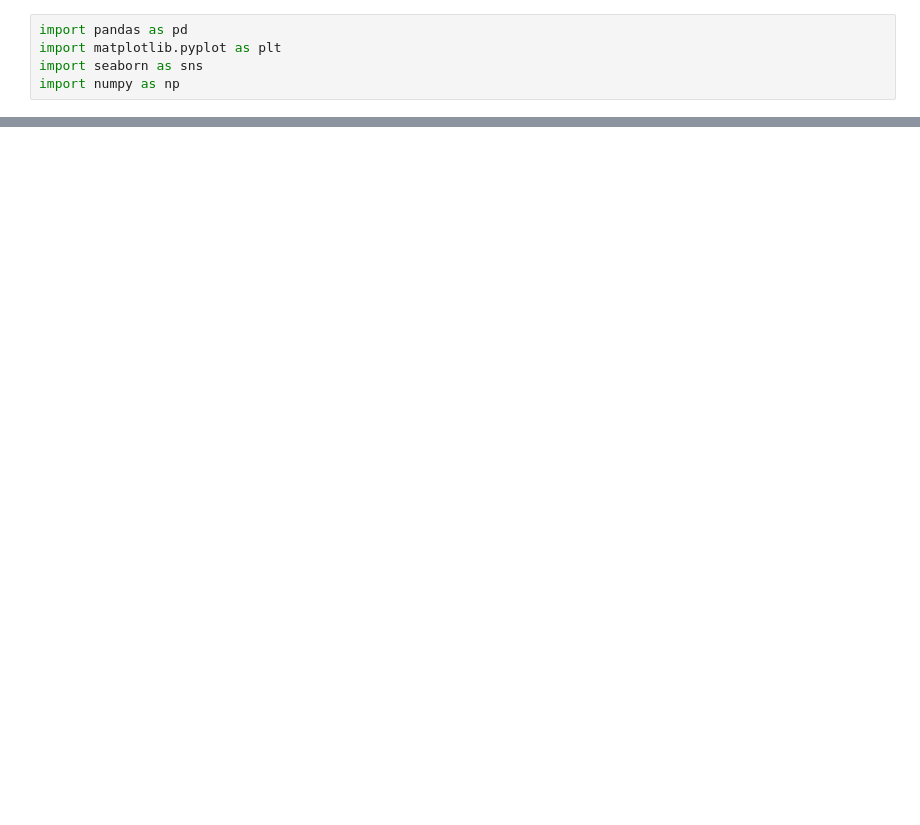
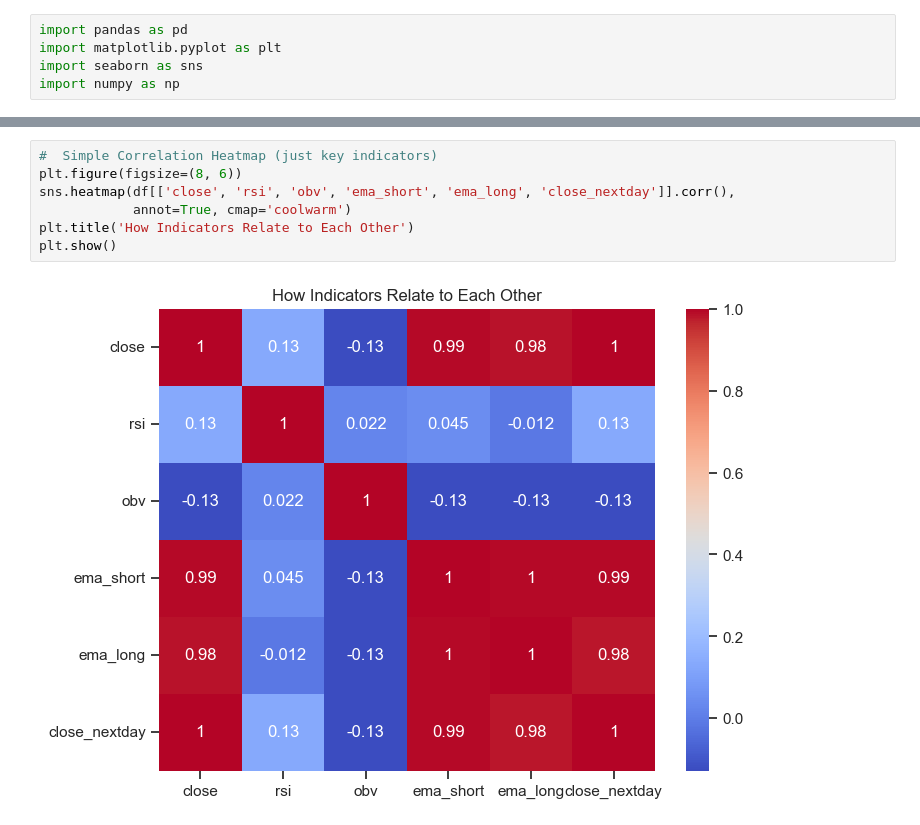
Before and after one commit to a7-peer/BTC_tradingbot, a Jupyter notebook: EDA/BTC_EDA.ipynb, the cells around one changed output, grey strips where cells are left out. Cells and saved outputs as stored; diff of their text form; blank space fills up the shorter version.

```diff
--- a/EDA/BTC_EDA.ipynb
+++ b/EDA/BTC_EDA.ipynb
@@ -353,0 +111,9 @@ trainingdata.to_csv('../data/train.csv')
+# %%
+#  Simple Correlation Heatmap (just key indicators)
+plt.figure(figsize=(8, 6))
+sns.heatmap(df[['close', 'rsi', 'obv', 'ema_short', 'ema_long', 'close_nextday']].corr(),
+            annot=True, cmap='coolwarm')
+plt.title('How Indicators Relate to Each Other')
+plt.show()
+# %% [output]
+[figure, added]
```
Also changed, not shown: parts of 42 cells of this notebook, 1 other file.
